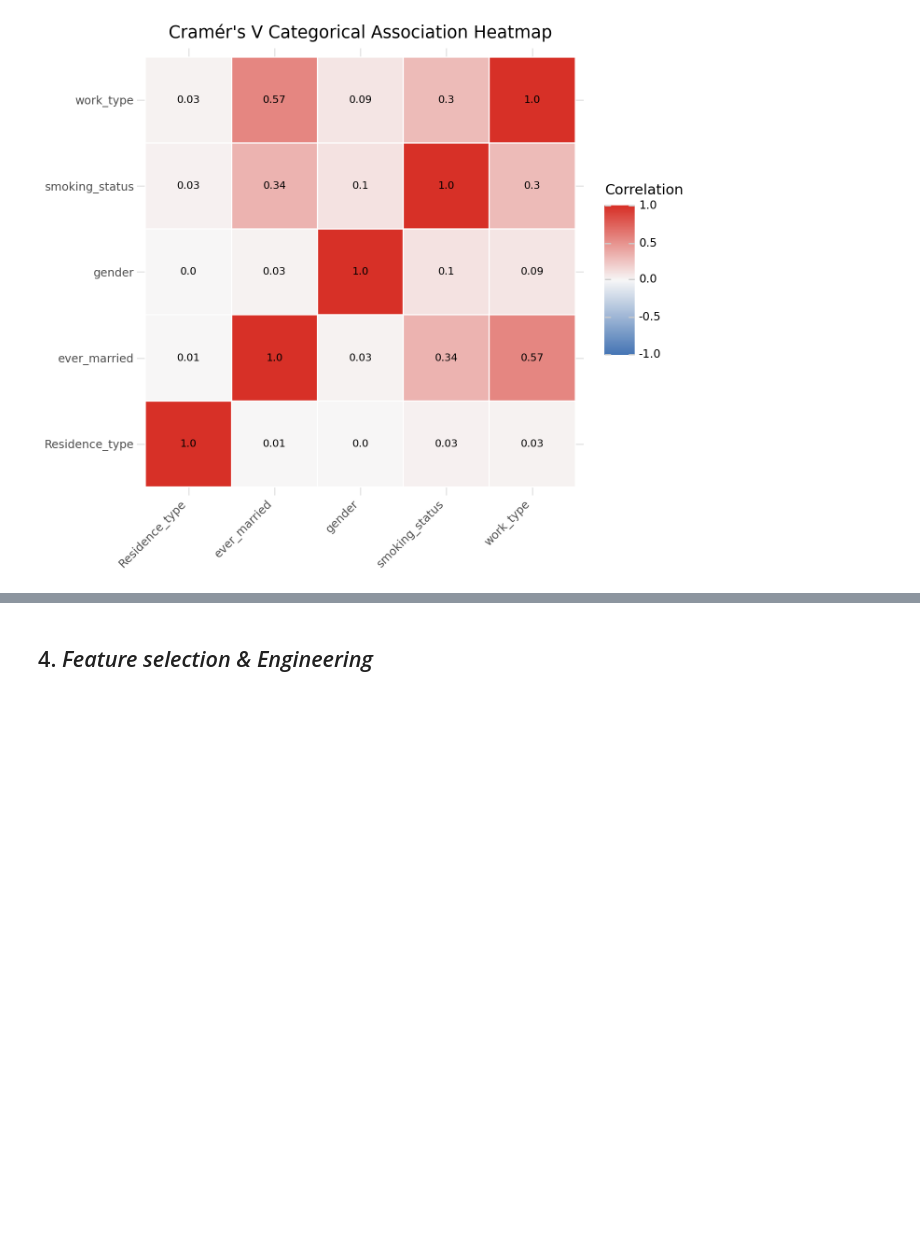
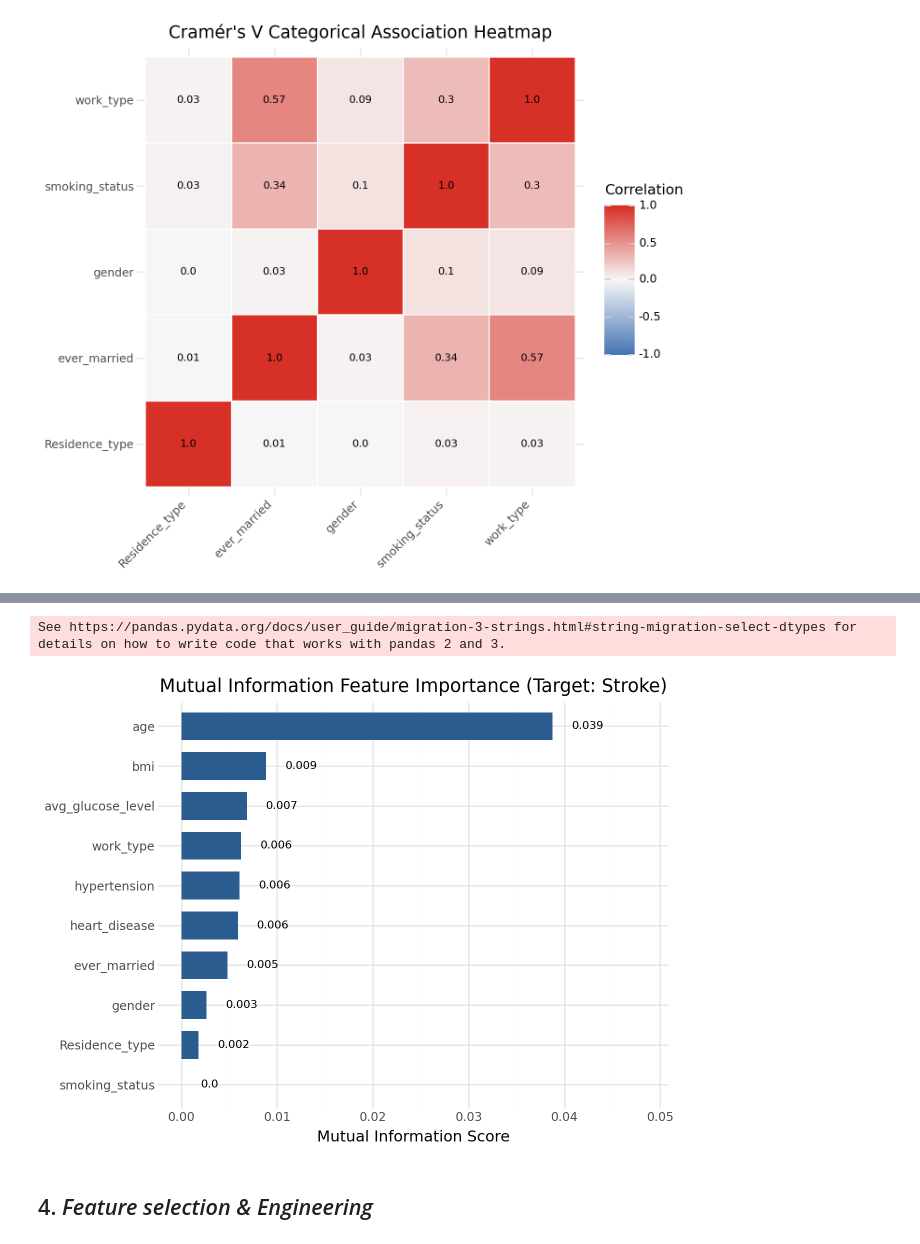
Before and after one commit to idowein/data-science-course-HIT, a Jupyter notebook: HW2/EDA_stroke_dataset.ipynb, the cells around one changed output, grey strips where cells are left out. Cells and saved outputs as stored; diff of their text form; code cells hidden in the pictures; blank space fills up the shorter version.

Commit message:
finding the correlation between numeric & categorial values using information theory.

```diff
--- a/HW2/EDA_stroke_dataset.ipynb
+++ b/HW2/EDA_stroke_dataset.ipynb
@@ -1000,2 +1064,63 @@ See https://pandas.pydata.org/docs/user_guide/migration-3-strings.html#string-mi
+# %%
+import pandas as pd
+import plotnine as pln
+from sklearn.feature_selection import mutual_info_classif
+
+# Pre-encode categorical features temporarily for MI calculation
+df_mi = df.copy()
+for col in df_mi.select_dtypes(include=['object', 'category']).columns:
+  df_mi[col] = df_mi[col].astype('category').cat.codes
+
+X = df_mi.drop(columns=['stroke'])
+y = df_mi['stroke']
+
+# Identify discrete feature indices for exact MI calculation
+discrete_features = [
+    i for i, col in enumerate(X.columns) if X[col].dtype == 'int64'
+]
+
+# Calculate Mutual Information scores
+mi_scores = mutual_info_classif(
+    X, y, discrete_features=discrete_features, random_state=42
+)
+
+# Construct results DataFrame and format text labels
+df_mi_results = pd.DataFrame({'Feature': X.columns, 'MI_Score': mi_scores})
+df_mi_results = df_mi_results.sort_values(by='MI_Score', ascending=True)
+df_mi_results['Feature'] = pd.Categorical(
+    df_mi_results['Feature'],
+    categories=df_mi_results['Feature'],
+    ordered=True,
+)
+df_mi_results['MI_Score_label'] = (
+    df_mi_results['MI_Score'].round(3).astype(str)
+)
+
+# Render plotnine visualization using ha and nudge_y for correct text offset
+p_mi = (
+    pln.ggplot(
+        df_mi_results,
+        pln.aes(x='Feature', y='MI_Score', label='MI_Score_label'),
+    )
+    + pln.geom_col(fill='#2b5c8f', width=0.7)
+    + pln.geom_text(
+        pln.aes(label='MI_Score_label'), ha='left', nudge_y=0.002, size=8
+    )
+    + pln.coord_flip()
+    + pln.scale_y_continuous(
+        limits=(0, max(df_mi_results['MI_Score']) * 1.25)
+    )
+    + pln.theme_minimal()
+    + pln.labs(
+        title='Mutual Information Feature Importance (Target: Stroke)',
+        x='',
+        y='Mutual Information Score',
+    )
+)
+
+p_mi
+# %% [output]
+See https://pandas.pydata.org/docs/user_guide/migration-3-strings.html#string-migration-select-dtypes for details on how to write code that works with pandas 2 and 3.
+[figure, added]
 # %% [markdown]
 ## 4. *Feature selection & Engineering*
```
Also changed, not shown: parts of 2 cells of this notebook.
